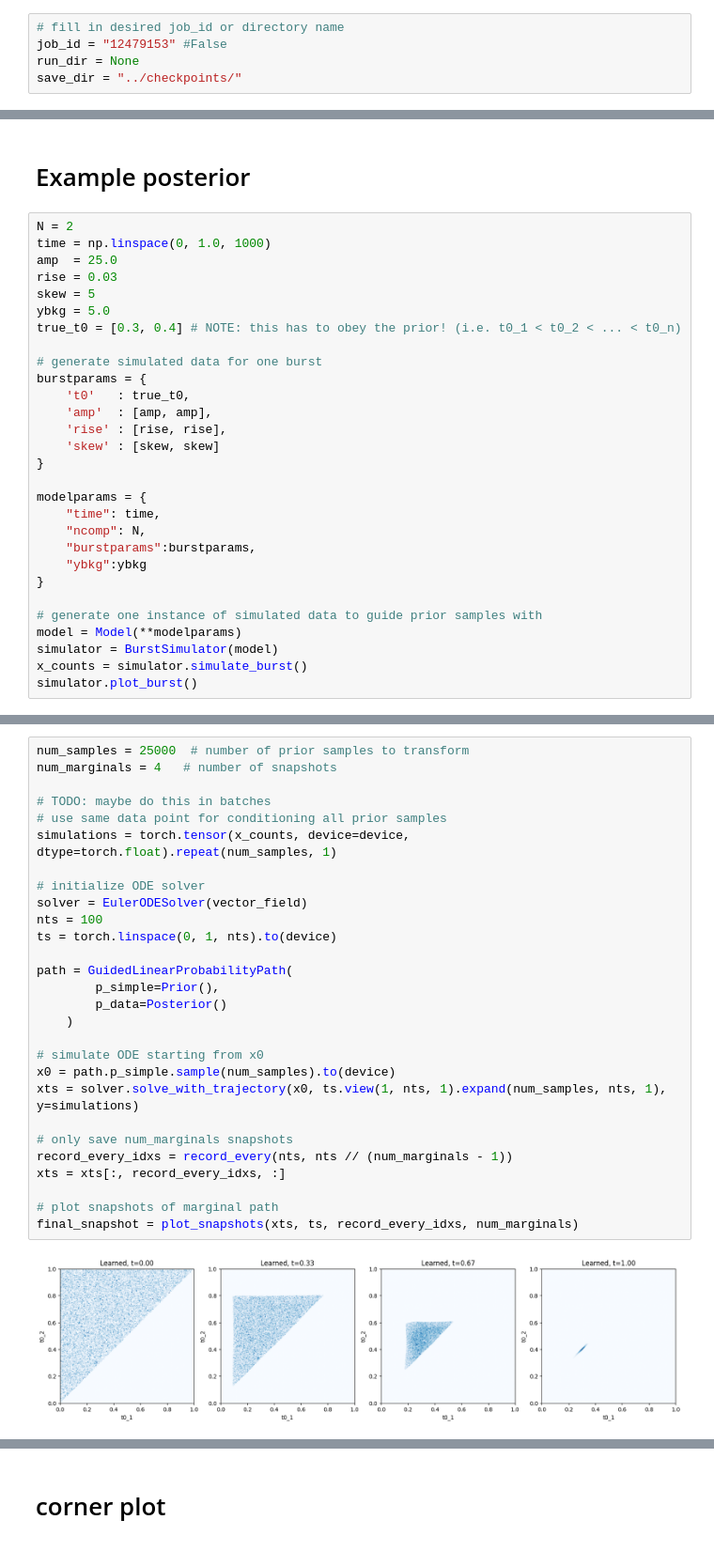
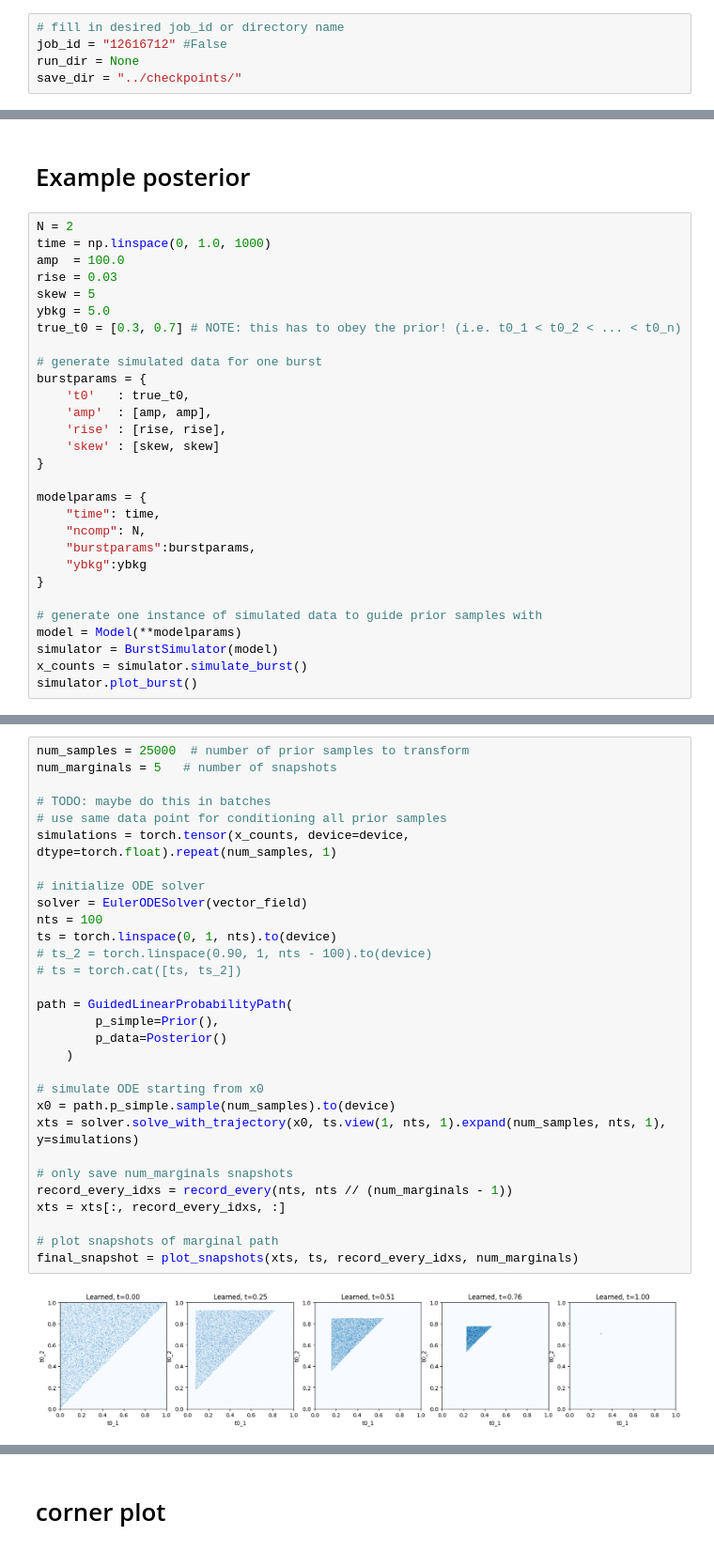
Before and after one commit to Ninavd/FRB-flow, a Jupyter notebook: notebooks/FM_evaluate_model.ipynb, the cells around one changed output, grey strips where cells are left out. Shown at 94% size. Drawn from its saved outputs; the diff is of its cells as text.

```diff
--- a/notebooks/FM_evaluate_model.ipynb
+++ b/notebooks/FM_evaluate_model.ipynb
@@ -44,7 +44,7 @@ THETA_ENCODERS = {
 }
 # %%
 # fill in desired job_id or directory name
-job_id = "12479153" #False
+job_id = "12616712" #False
 run_dir = None
 save_dir = "../checkpoints/"
 # %%
@@ -94,11 +94,11 @@ plot_loss(losses, window_size=10)
 # %%
 N = 2
 time = np.linspace(0, 1.0, 1000)
-amp  = 25.0
+amp  = 100.0
 rise = 0.03
 skew = 5
 ybkg = 5.0
-true_t0 = [0.3, 0.4] # NOTE: this has to obey the prior! (i.e. t0_1 < t0_2 < ... < t0_n)
+true_t0 = [0.3, 0.7] # NOTE: this has to obey the prior! (i.e. t0_1 < t0_2 < ... < t0_n)
 
 # generate simulated data for one burst
 burstparams = {
@@ -125,30 +125,32 @@ simulator.plot_burst()
 # %%
 num_samples = 25000  # number of prior samples to transform
-num_marginals = 4   # number of snapshots
+num_marginals = 5   # number of snapshots
 
 # TODO: maybe do this in batches
 # use same data point for conditioning all prior samples
 simulations = torch.tensor(x_counts, device=device, dtype=torch.float).repeat(num_samples, 1)
 
 # initialize ODE solver
 solver = EulerODESolver(vector_field)
 nts = 100
 ts = torch.linspace(0, 1, nts).to(device)
+# ts_2 = torch.linspace(0.90, 1, nts - 100).to(device)
+# ts = torch.cat([ts, ts_2])
 
 path = GuidedLinearProbabilityPath(
         p_simple=Prior(),
         p_data=Posterior()
     )
 
 # simulate ODE starting from x0
 x0 = path.p_simple.sample(num_samples).to(device)
 xts = solver.solve_with_trajectory(x0, ts.view(1, nts, 1).expand(num_samples, nts, 1), y=simulations)
 
 # only save num_marginals snapshots
 record_every_idxs = record_every(nts, nts // (num_marginals - 1))
 xts = xts[:, record_every_idxs, :]
 
 # plot snapshots of marginal path
 final_snapshot = plot_snapshots(xts, ts, record_every_idxs, num_marginals)
 # %% [output]
-[figure, old version]
+[figure, new version]
```
Also changed, not shown: parts of 9 cells of this notebook.
